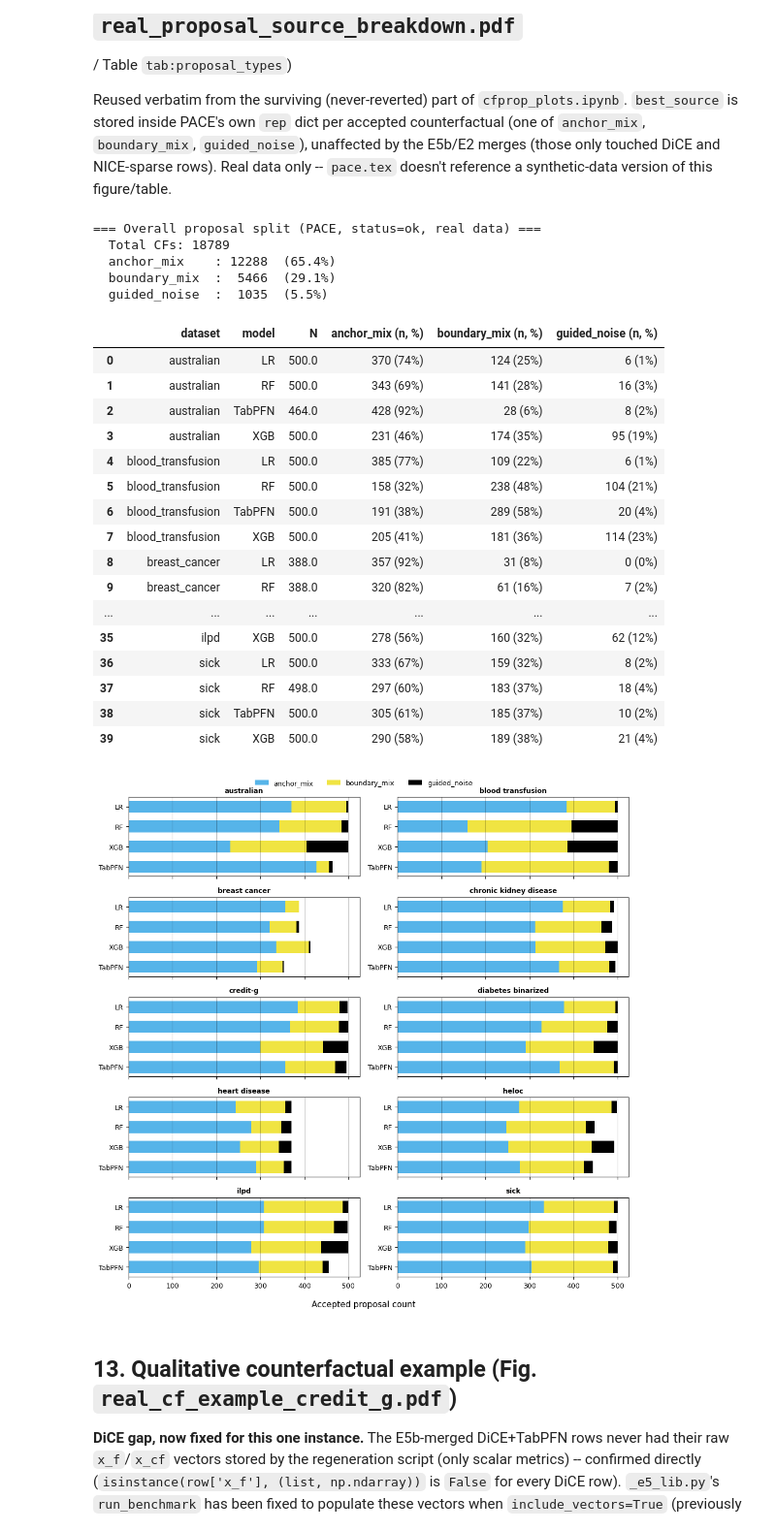
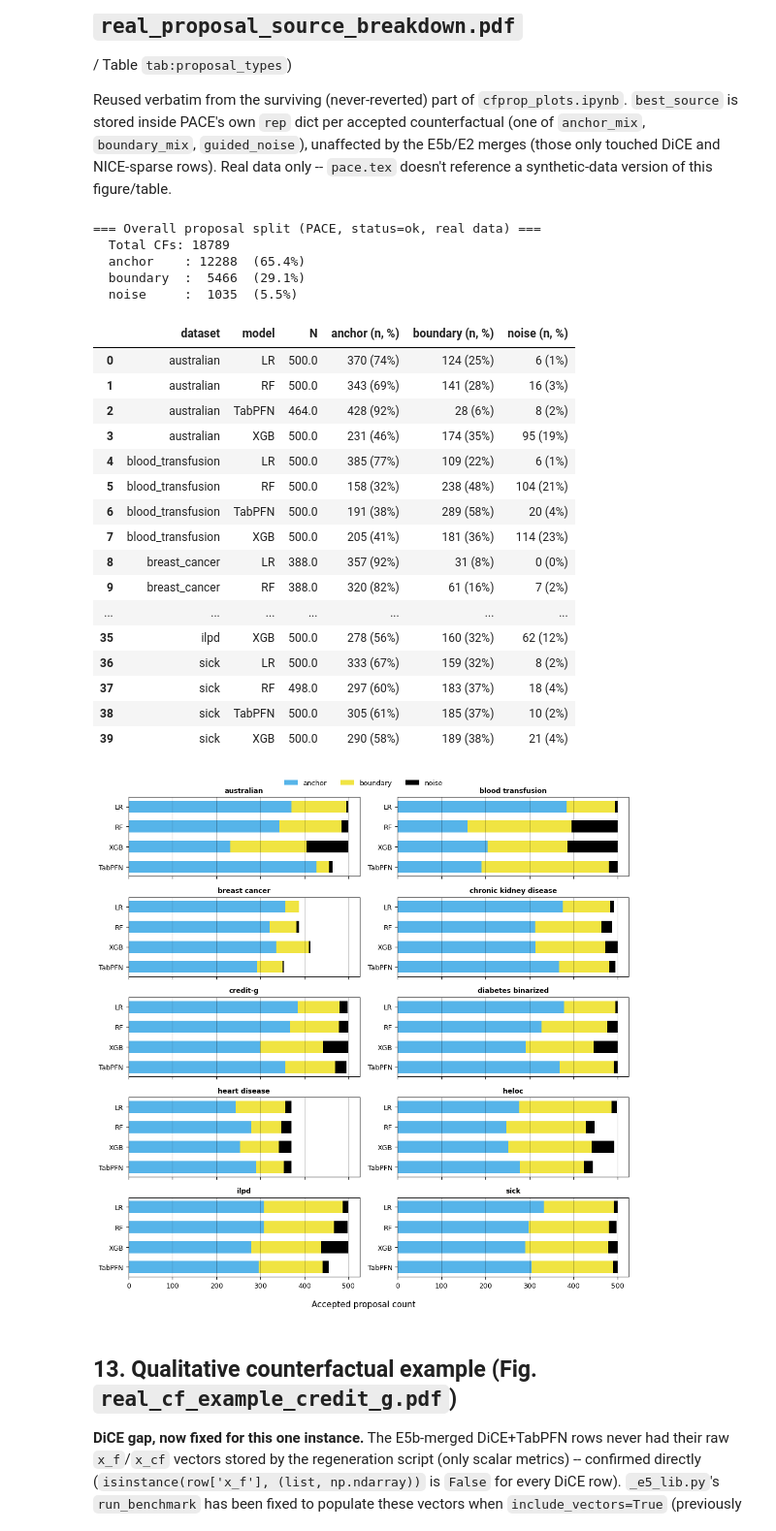
Before and after one commit to leonidaschristodoulou/cf-proposal, a Jupyter notebook: cfprop_analysis.ipynb, the cells around one changed output. Shown at 97% size. Saved outputs shown, nothing was run; the diff lists cells and outputs as text; code cells hidden in the pictures.

Commit message:
Display proposal types as anchor/boundary/noise instead of internal source keys
Co-Authored-By: Claude Sonnet 5 <noreply@anthropic.com>

```diff
--- a/cfprop_analysis.ipynb
+++ b/cfprop_analysis.ipynb
@@ -1183,6 +1183,7 @@ merges (those only touched DiCE and NICE-sparse rows). Real data only --
 # %%
 df_prop = joblib.load("output_realdata.joblib")
 SOURCES = ["anchor_mix", "boundary_mix", "guided_noise"]
+SOURCE_LABELS = {"anchor_mix": "anchor", "boundary_mix": "boundary", "guided_noise": "noise"}
 
 pace_ok = df_prop[(df_prop["method"] == "pace") & (df_prop["status"] == "ok")].copy()
 pace_ok["best_source"] = pace_ok["rep"].apply(lambda r: r.get("best_source") if isinstance(r, dict) else None)
@@ -1202,7 +1203,7 @@ print("=== Overall proposal split (PACE, status=ok, real data) ===")
 print(f"  Total CFs: {int(overall['n'])}")
 for s in SOURCES:
     pct = overall[s + "_pct"]
-    print(f"  {s:14s}: {int(overall[s]):5d}  ({pct:.1%})")
+    print(f"  {SOURCE_LABELS[s]:10s}: {int(overall[s]):5d}  ({pct:.1%})")
 
 by_group = pace_ok.groupby(["dataset", "model"]).apply(source_split).reset_index()
 pct_cols = [s + "_pct" for s in SOURCES]
@@ -1210,16 +1211,15 @@ display_tbl = by_group[["dataset", "model", "n"] + SOURCES + pct_cols].copy()
 for s in SOURCES:
     display_tbl[s] = display_tbl.apply(lambda r, s=s: f"{int(r[s])} ({r[s + '_pct']:.0%})", axis=1)
 display_tbl = display_tbl[["dataset", "model", "n"] + SOURCES].rename(
-    columns={"n": "N", "anchor_mix": "anchor_mix (n, %)",
-             "boundary_mix": "boundary_mix (n, %)", "guided_noise": "guided_noise (n, %)"})
+    columns={"n": "N", **{s: f"{SOURCE_LABELS[s]} (n, %)" for s in SOURCES}})
 display(display_tbl)
 # %% [output]
 === Overall proposal split (PACE, status=ok, real data) ===
   Total CFs: 18789
-  anchor_mix    : 12288  (65.4%)
-  boundary_mix  :  5466  (29.1%)
-  guided_noise  :  1035  (5.5%)
+  anchor    : 12288  (65.4%)
+  boundary  :  5466  (29.1%)
+  noise     :  1035  (5.5%)
-|  | dataset | model | N | anchor_mix (n, %) | boundary_mix (n, %) | guided_noise (n, %) |
+|  | dataset | model | N | anchor (n, %) | boundary (n, %) | noise (n, %) |
 | 0 | australian | LR | 500.0 | 370 (74%) | 124 (25%) | 6 (1%) |
 | 1 | australian | RF | 500.0 | 343 (69%) | 141 (28%) | 16 (3%) |
 | 2 | australian | TabPFN | 464.0 | 428 (92%) | 28 (6%) | 8 (2%) |
@@ -1253,35 +1253,35 @@ _nrows = (_n_ds + _ncols - 1) // _ncols
 fig, axes = plt.subplots(_nrows, _ncols, figsize=(10, _nrows * 1.8 + 0.8), sharex=True)
 axes = axes.flatten()
 _y_arr = np.arange(len(_models_order), dtype=float)
 
 for ax_i, ds_name in enumerate(_datasets_sorted):
     ax = axes[ax_i]
     _lefts = np.zeros(len(_models_order))
     for s in SOURCES:
         vals = []
         for m in _models_order:
             row = _src_wide[(_src_wide["dataset"] == ds_name) & (_src_wide["model"] == m)]
             vals.append(int(row[s].iloc[0]) if not row.empty and s in row.columns else 0)
         ax.barh(_y_arr, np.array(vals, dtype=float), left=_lefts, color=PROPOSAL_COLORS[s], height=0.6)
         _lefts += np.array(vals, dtype=float)
     ax.invert_yaxis()
     ax.set_yticks(_y_arr)
     ax.set_yticklabels(_models_order, fontsize=9)
     ax.set_title(ds_name.replace("_", " "), fontsize=9, fontweight="bold")
     ax.tick_params(axis="both", which="both", width=0.8, labelsize=9)
     ax.grid(True, axis="x", linewidth=0.5, alpha=0.4, color="black")
 
 for ax_i in range(_n_ds, len(axes)):
     axes[ax_i].set_visible(False)
 
 fig.supxlabel("Accepted proposal count", fontsize=11)
-fig.legend(handles=[Patch(facecolor=PROPOSAL_COLORS[s], label=s) for s in SOURCES],
+fig.legend(handles=[Patch(facecolor=PROPOSAL_COLORS[s], label=SOURCE_LABELS[s]) for s in SOURCES],
           frameon=False, fontsize=9, loc="upper center", bbox_to_anchor=(0.5, 1.01), ncol=3)
 fig.tight_layout()
 fig.savefig("real_proposal_source_breakdown.pdf", format="pdf", dpi=300, bbox_inches="tight")
 plt.show()
 # %% [output]
-[figure, old version]
+[figure, new version]
 # %% [markdown]
 ## 13. Qualitative counterfactual example (Fig. `real_cf_example_credit_g.pdf`)
 
```
Also changed, not shown: parts of 2 cells of this notebook.
